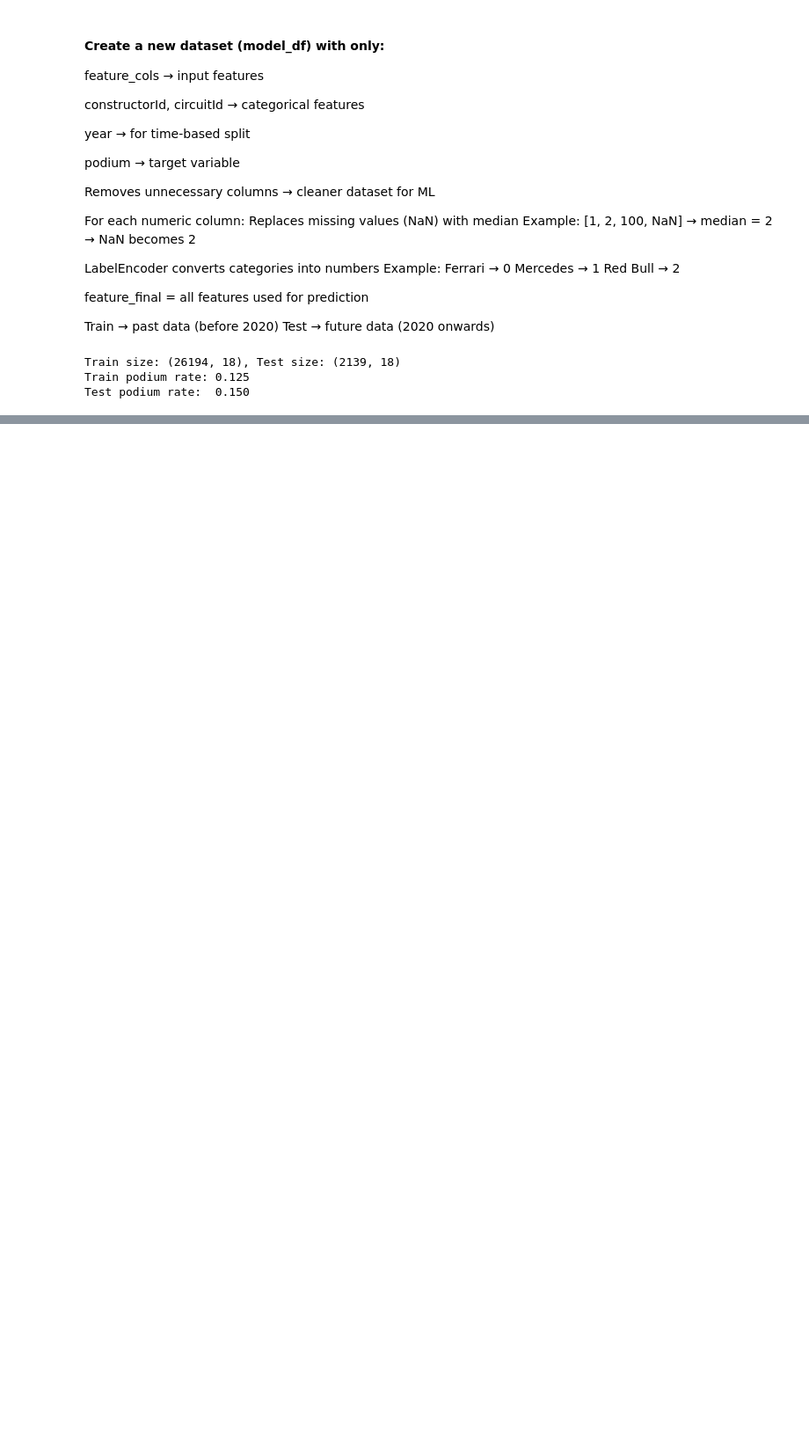
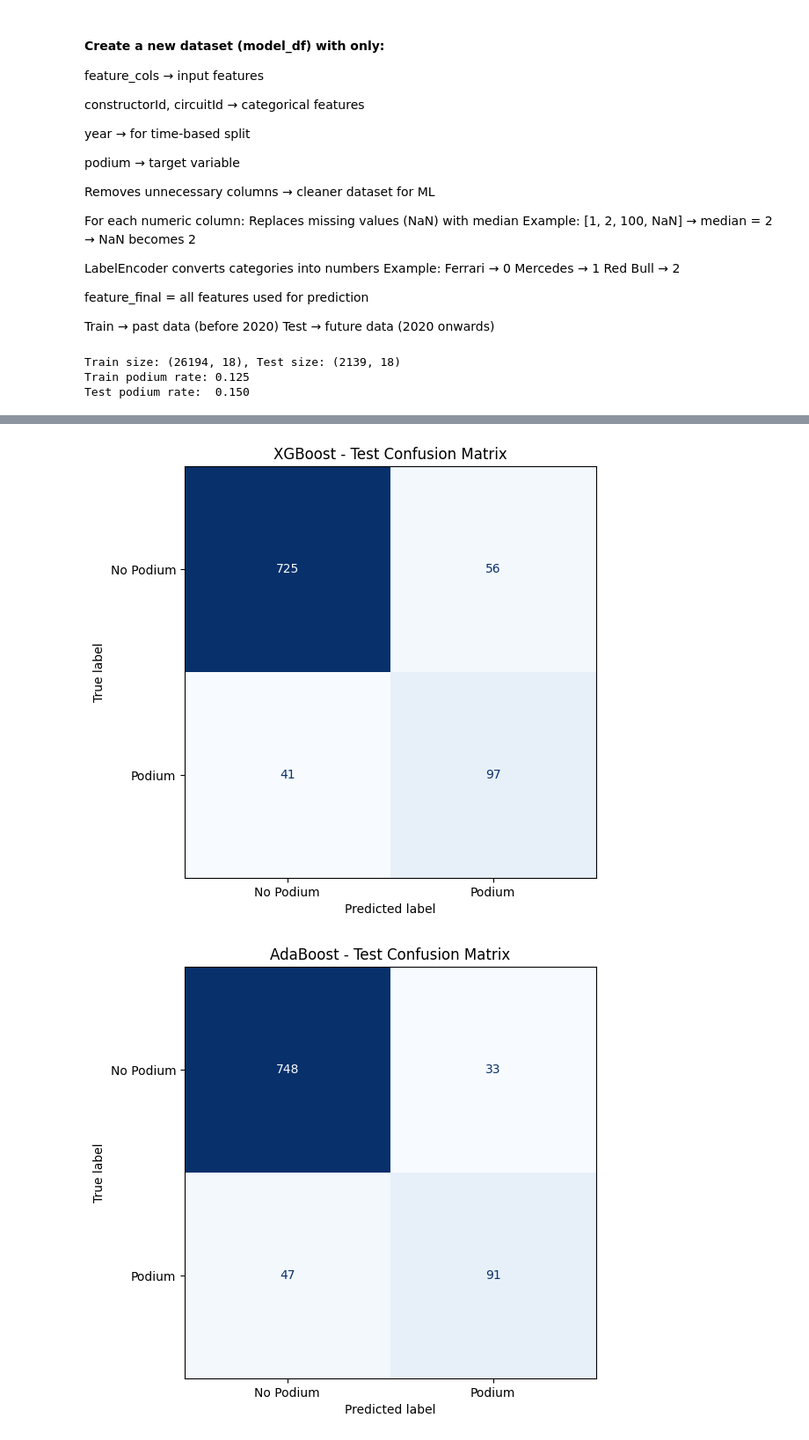
Before and after one commit to harivarshan18/CSE572_GroupProject, a Jupyter notebook: f1.ipynb, the cells around one changed output, grey strips where cells are left out. Shown at 88% size. Cells and saved outputs as stored; diff of their text form; code cells hidden in the pictures; blank space fills up the shorter version.

Commit message:
XGBoost and ADABoosting

```diff
--- a/f1.ipynb
+++ b/f1.ipynb
@@ -916,0 +1056,39 @@ weighted avg     0.9168    0.8671    0.8807      1196
+# %%
+import matplotlib.pyplot as plt
+from sklearn.metrics import confusion_matrix, ConfusionMatrixDisplay
+
+def plot_conf_matrix(y_true, y_pred, title, filename):
+    cm = confusion_matrix(y_true, y_pred)
+
+    fig, ax = plt.subplots(figsize=(6, 6))
+    disp = ConfusionMatrixDisplay(
+        confusion_matrix=cm,
+        display_labels=["No Podium", "Podium"]
+    )
+    disp.plot(ax=ax, cmap="Blues", values_format="d", colorbar=False)
+
+    ax.set_title(title)
+    ax.grid(False)
+
+    plt.tight_layout()
+    plt.savefig(filename, dpi=300, bbox_inches="tight")
+    plt.show()
+# %%
+# XGBoost
+plot_conf_matrix(
+    y_test,
+    y_test_pred_xgb,
+    "XGBoost - Test Confusion Matrix",
+    "cm_xgboost.png"
+)
+
+# AdaBoost
+plot_conf_matrix(
+    y_test,
+    y_test_pred_ada,
+    "AdaBoost - Test Confusion Matrix",
+    "cm_adaboost.png"
+)
+# %% [output]
+[figure, added]
+[figure, added]
```
Also changed, not shown: parts of 21 cells of this notebook, 3 other files.
